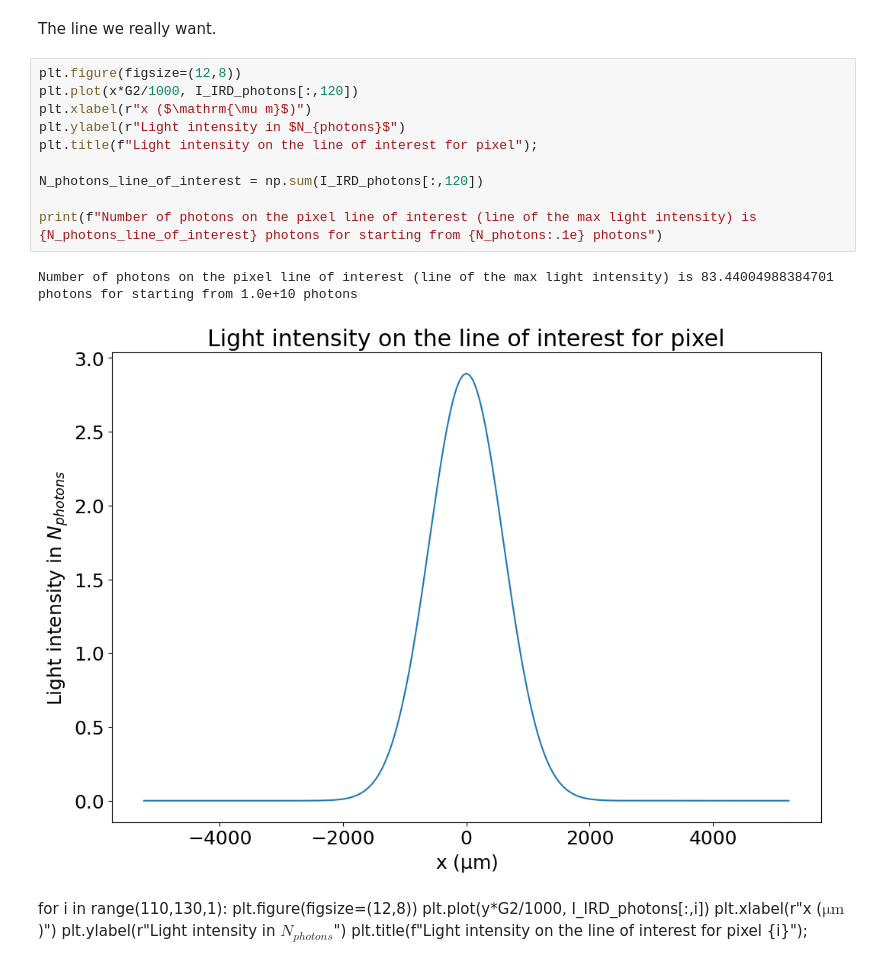
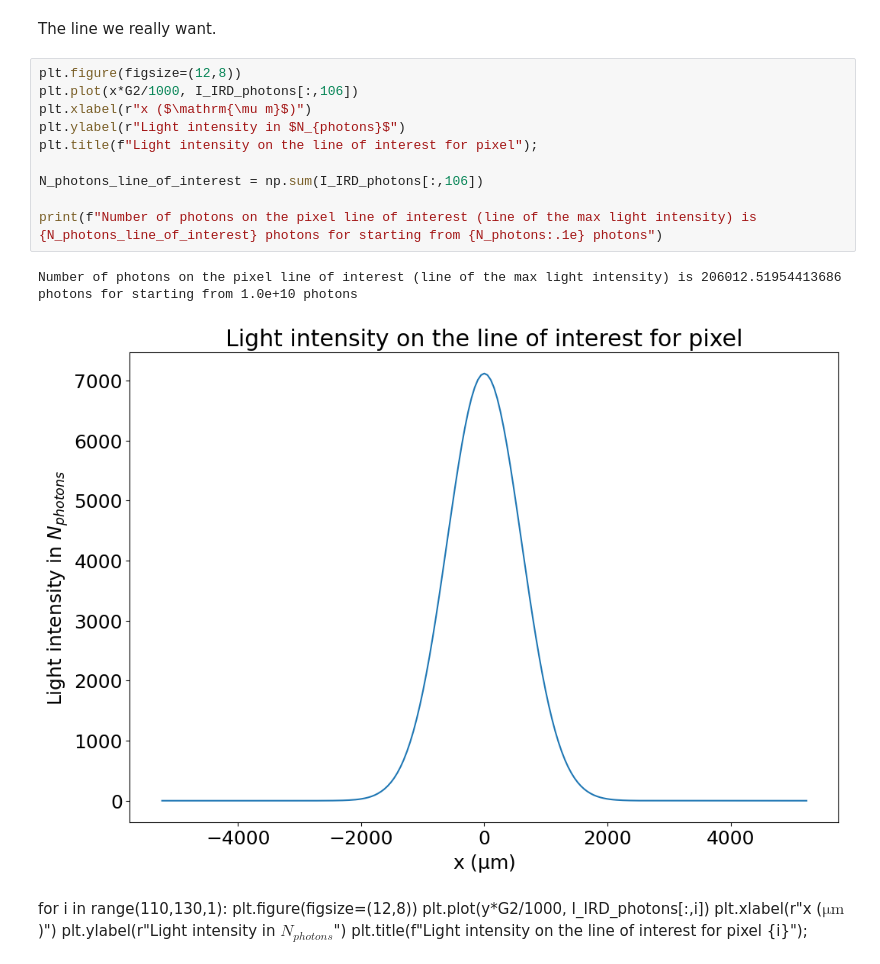
Before and after one commit to Tristan63170/Interferometric_Reflectivity_Dip, a Jupyter notebook: with_water/full_system.ipynb, the cells around one changed output. Saved outputs shown, nothing was run; the diff lists cells and outputs as text.

Commit message:
The wrong pixel line was targeted for the photon number study (IRD min in place of the best pixel for sensitivity). It has been corrected.

```diff
--- a/with_water/full_system.ipynb
+++ b/with_water/full_system.ipynb
@@ -635,17 +635,17 @@ for i in range(0,2*N+1,10):
 The line we really want.
 # %%
 plt.figure(figsize=(12,8))
-plt.plot(x*G2/1000, I_IRD_photons[:,120])
+plt.plot(x*G2/1000, I_IRD_photons[:,106])
 plt.xlabel(r"x ($\mathrm{\mu m}$)")
 plt.ylabel(r"Light intensity in $N_{photons}$")
 plt.title(f"Light intensity on the line of interest for pixel");
 
-N_photons_line_of_interest = np.sum(I_IRD_photons[:,120])
+N_photons_line_of_interest = np.sum(I_IRD_photons[:,106])
 
 print(f"Number of photons on the pixel line of interest (line of the max light intensity) is {N_photons_line_of_interest} photons for starting from {N_photons:.1e} photons")
 # %% [output]
-Number of photons on the pixel line of interest (line of the max light intensity) is 83.44004988384701 photons for starting from 1.0e+10 photons
+Number of photons on the pixel line of interest (line of the max light intensity) is 206012.51954413686 photons for starting from 1.0e+10 photons
-[figure, old version]
+[figure, new version]
 # %% [markdown]
 for i in range(110,130,1):
     plt.figure(figsize=(12,8))
```
